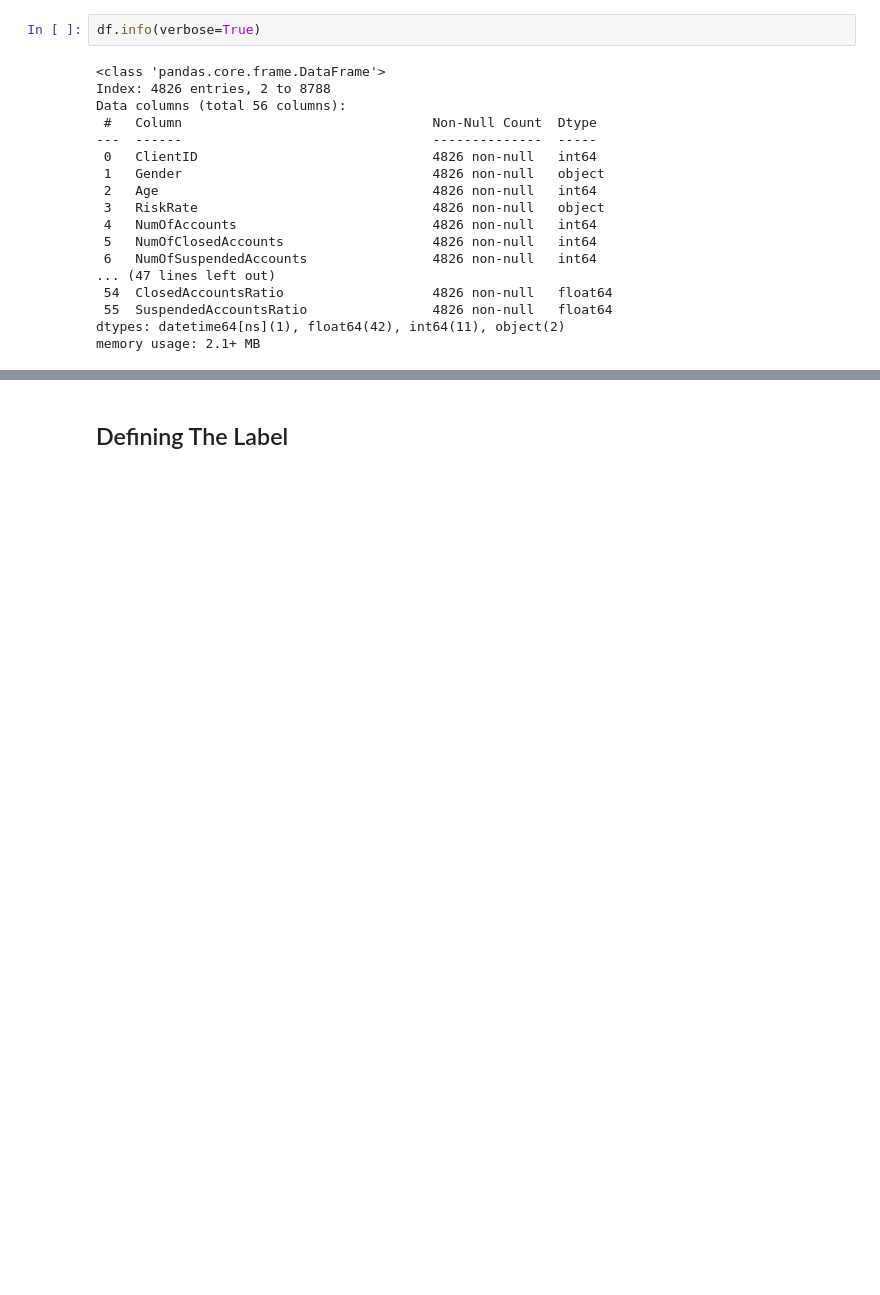
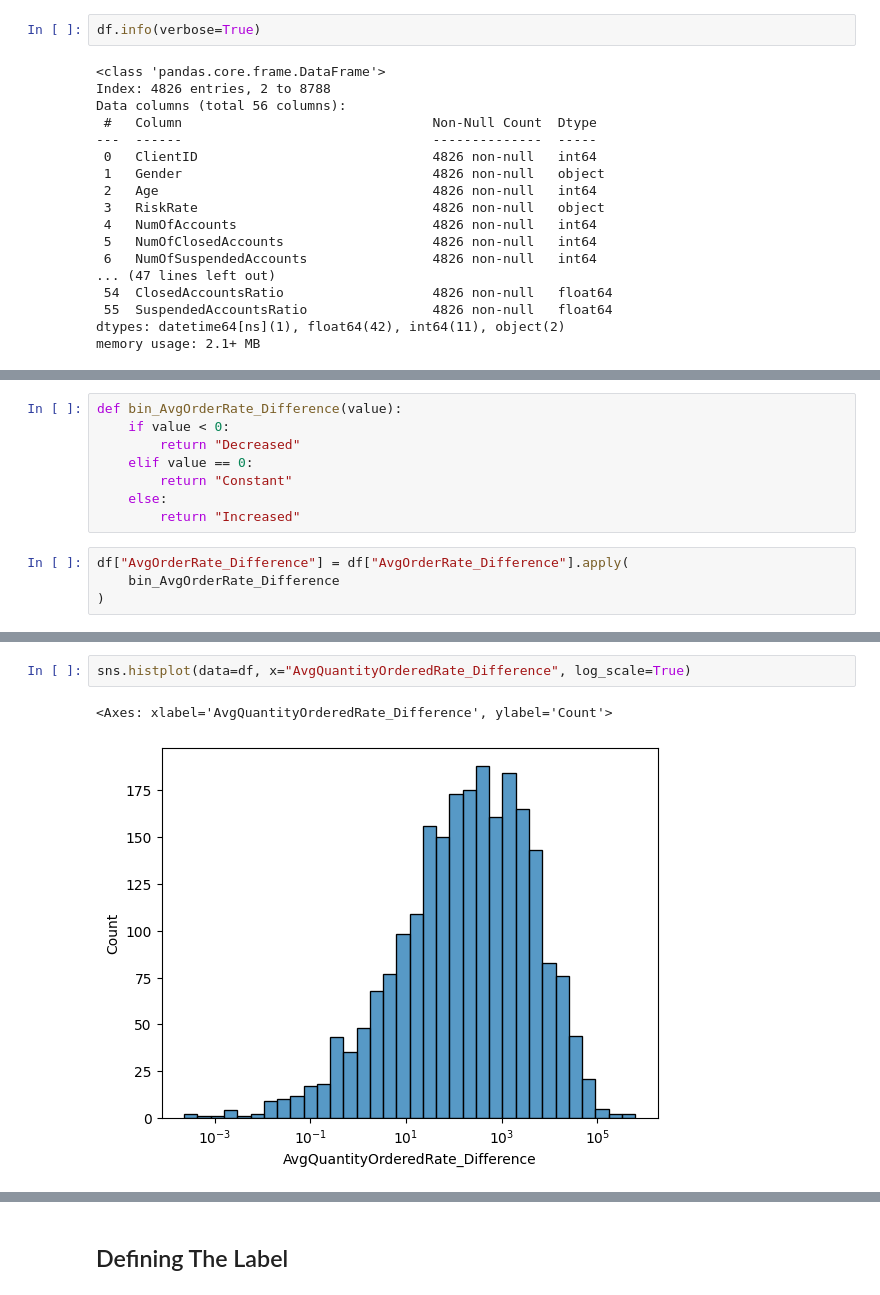
Before and after one commit to useframi1/SU-EFG, a Jupyter notebook: Scripts/data-processing-script.ipynb, the cells around one changed output, grey strips where cells are left out. Cells and saved outputs as stored; diff of their text form; blank space fills up the shorter version.

```diff
--- a/Scripts/data-processing-script.ipynb
+++ b/Scripts/data-processing-script.ipynb
@@ -739,0 +733,12 @@ memory usage: 2.1+ MB
+# %%
+def bin_AvgOrderRate_Difference(value):
+    if value < 0:
+        return "Decreased"
+    elif value == 0:
+        return "Constant"
+    else:
+        return "Increased"
+# %%
+df["AvgOrderRate_Difference"] = df["AvgOrderRate_Difference"].apply(
+    bin_AvgOrderRate_Difference
+)
@@ -739,0 +755,5 @@ memory usage: 2.1+ MB
+# %%
+sns.histplot(data=df, x="AvgQuantityOrderedRate_Difference", log_scale=True)
+# %% [output]
+<Axes: xlabel='AvgQuantityOrderedRate_Difference', ylabel='Count'>
+[figure, added]
```
Also changed, not shown: parts of 43 cells of this notebook, 2 other files.
